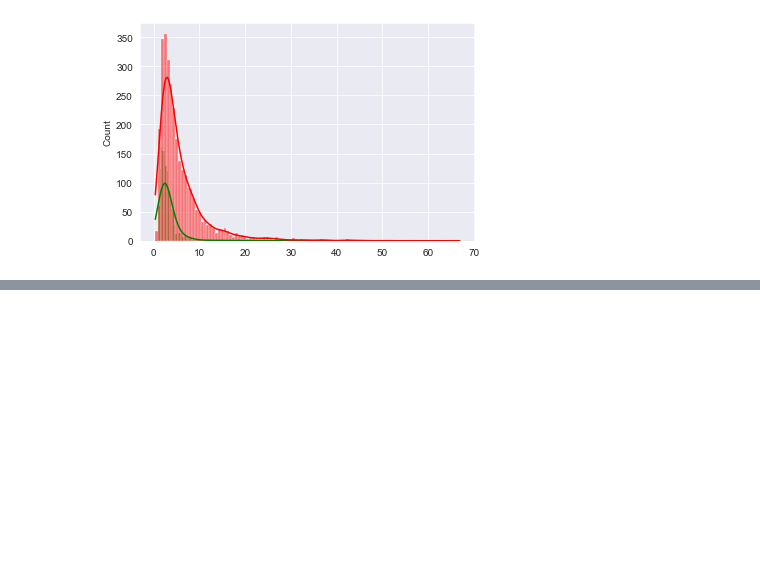
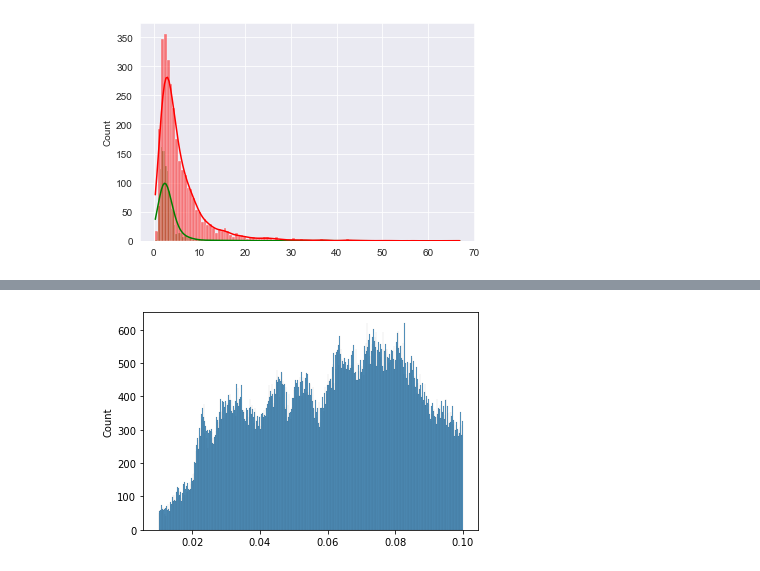
Before and after one commit to Astro-Astre/MergerClassifier, a Jupyter notebook: histogram.ipynb, the cells around one changed output, grey strips where cells are left out. Saved outputs shown, nothing was run; the diff lists cells and outputs as text; code cells hidden in the pictures; blank space fills up the shorter version.

```diff
--- a/histogram.ipynb
+++ b/histogram.ipynb
@@ -78,4 +80,4 @@ def readCSV(path):
         return redshift
 # %%
 import csv
-galaxy_redshift = readCSV(r'galaxy_redshift_radec.csv')
+galaxy_redshift = readCSV(r'D:\Code\MachineLearning\Data\2020.12.15_MergerClassifier\catalog\galaxy_redshift_radec.csv')
@@ -86,0 +104,7 @@ plt.show()
+# %%
+for i in range(len(galaxy_redshift)):
+    galaxy_redshift[i] = float(galaxy_redshift[i])
+sns.histplot(galaxy_redshift,bins=500)
+plt.show()
+# %% [output]
+[figure, added]
```
Also changed, not shown: parts of 3 cells of this notebook, 7 other files.
